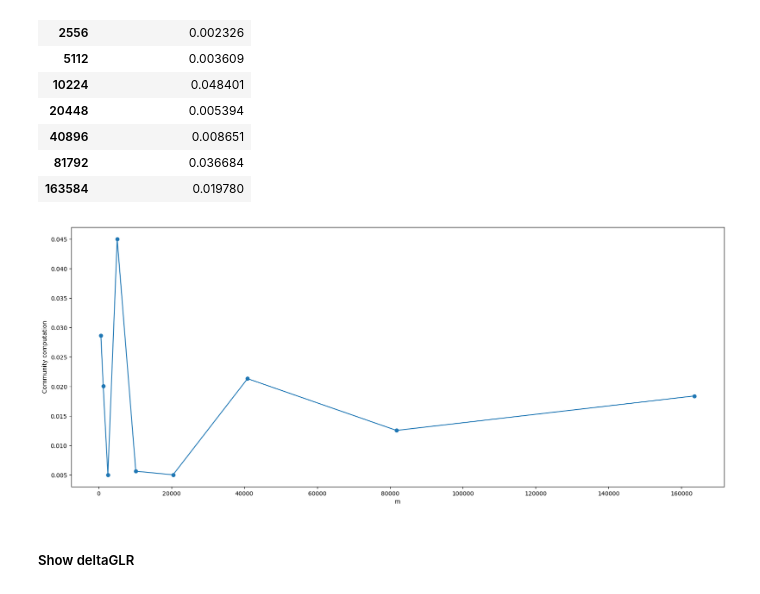
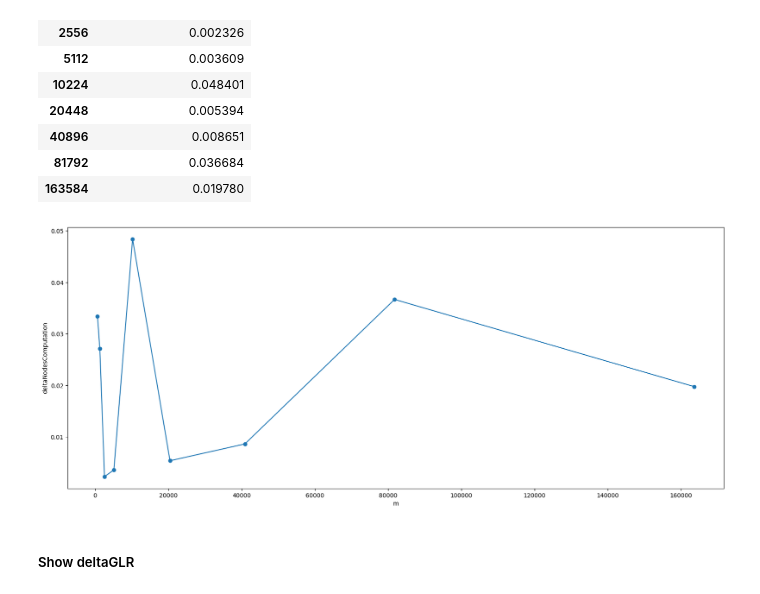
Before and after one commit to RobyBobby24/AlgorithmEngineering, a Jupyter notebook: analysis/double_experiment.ipynb, the cells around one changed output. Saved outputs shown, nothing was run; the diff lists cells and outputs as text; code cells hidden in the pictures.

Commit message:
correcness and mean analysis

```diff
--- a/analysis/double_experiment.ipynb
+++ b/analysis/double_experiment.ipynb
@@ -36,3 +38,7 @@ all_data["m"] = all_data['Graph'].apply(lambda graph_name: int(re.search(pattern
 # %%
 all_data["deltaNodesComputation"] = all_data["Nodes computation"] - all_data["Community computation"]
 all_data["deltaGLR"] = all_data["GLR computation"] - all_data["Nodes computation"]
+# %%
+grouped = all_data.groupby(['Code', 'Graph', 'Flag', 'Partition', 'n', 'm'], as_index=False, dropna=False)
+all_data = grouped.mean()
+all_data
@@ -843,9 +869,9 @@ dexpedgeundirected[["deltaNodesComputation"]]
 | 81792 | 0.036684 |
 | 163584 | 0.019780 |
 # %%
-plot_column(dexpedgeundirected, ["Community computation"])
+plot_column(dexpedgeundirected, ["deltaNodesComputation"])
 # %% [output]
-[figure, old version]
+[figure, new version]
 # %% [markdown]
 ##### Show deltaGLR
 # %%
```
Also changed, not shown: parts of 10 cells of this notebook, 1 other file.
